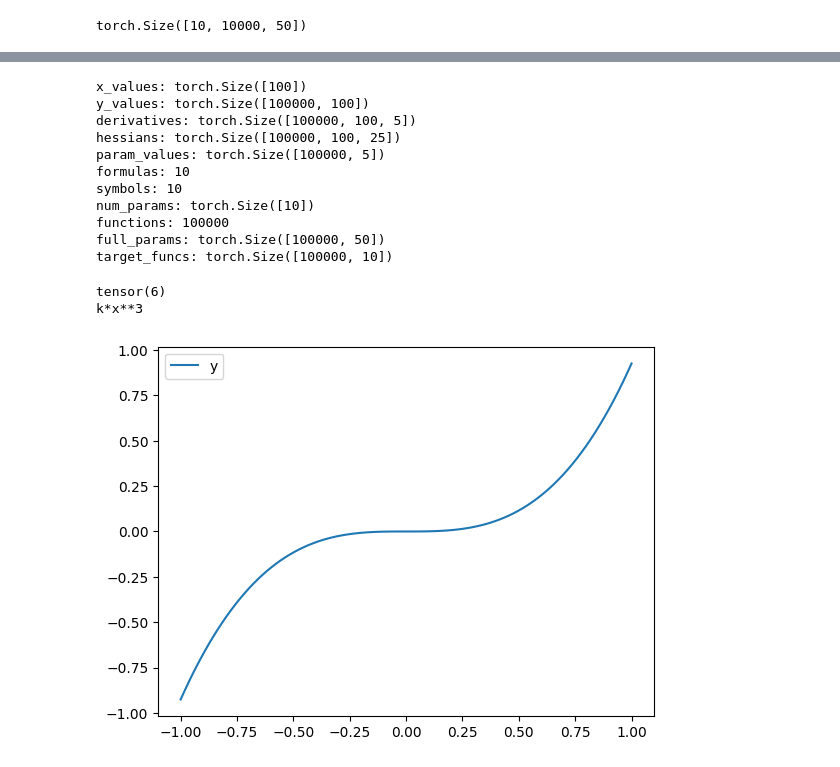
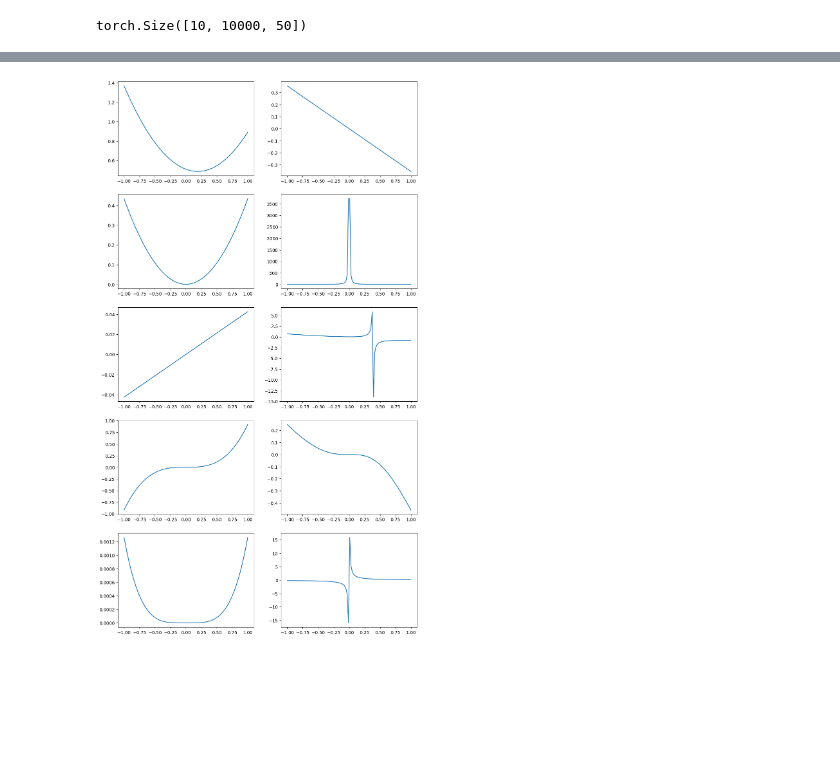
Before and after one commit to ctsai64/FunctionSelection, a Jupyter notebook: data_generation.ipynb, the cells around one changed output, grey strips where cells are left out. Drawn from its saved outputs; the diff is of its cells as text; code cells hidden in the pictures; blank space fills up the shorter version.

```diff
--- a/data_generation.ipynb
+++ b/data_generation.ipynb
@@ -146,29 +115,0 @@ torch.Size([10, 10000, 100, 5])
-# %%
-hessians = torch.zeros(num_funcs, sample_size, sequence_length, max_vars, max_vars)
-for f in range(num_funcs):
-    params_f = param_values[f].clone().detach().requires_grad_(True)
-    for j in range(len(symbols[f])-1):
-        for k in range(len(symbols[f])-1):
-            plus_plus = params_f.clone()
-            plus_minus = params_f.clone()
-            minus_plus = params_f.clone()
-            minus_minus = params_f.clone()
-
-            plus_plus[:, j] += epsilon
-            plus_plus[:, k] += epsilon
-
-            plus_minus[:, j] += epsilon
-            plus_minus[:, k] -= epsilon
-
-            minus_plus[:, j] -= epsilon
-            minus_plus[:, k] += epsilon
-
-            minus_minus[:, j] -= epsilon
-            minus_minus[:, k] -= epsilon
-
-            forward_forward = evaluate_function(plus_plus, symbols[f], formulas[f], x_values)
-            forward_backward = evaluate_function(plus_minus, symbols[f], formulas[f], x_values)
-            backward_forward = evaluate_function(minus_plus, symbols[f], formulas[f], x_values)
-            backward_backward = evaluate_function(minus_minus, symbols[f], formulas[f], x_values)
-            hessians[f, :, :, j, k] = (forward_forward - forward_backward - backward_forward + backward_backward) / (4 * epsilon **2)
-hessians.shape
@@ -177,46 +116,3 @@ torch.Size([10, 10000, 100, 5, 5])
-# %%
-y_values = y_values.flatten(0, 1)
-derivatives = derivatives.flatten(0, 1)
-hessians = hessians.flatten(0, 1)
-hessians = hessians.flatten(2,3)
-param_values = param_values.flatten(0, 1)
-# %%
-print(f"x_values: {x_values.shape}")
-print(f"y_values: {y_values.shape}")
-print(f"derivatives: {derivatives.shape}")
-print(f"hessians: {hessians.shape}")
-print(f"param_values: {param_values.shape}")
-print(f"formulas: {len(formulas)}")
-print(f"symbols: {len(symbols)}")
-print(f"num_params: {num_params.shape}")
-print(f"functions: {len(function_labels)}")
-print(f"full_params: {full_params.shape}")
-print(f"target_funcs: {target_funcs.shape}")
-# %% [output]
-x_values: torch.Size([100])
-y_values: torch.Size([100000, 100])
-derivatives: torch.Size([100000, 100, 5])
-hessians: torch.Size([100000, 100, 25])
-param_values: torch.Size([100000, 5])
-formulas: 10
-symbols: 10
-num_params: torch.Size([10])
-functions: 100000
-full_params: torch.Size([100000, 50])
-target_funcs: torch.Size([100000, 10])
-# %%
-import matplotlib.pyplot as plt
-
-r = np.random.randint(sample_size*num_funcs)
-plt.plot(x_values.cpu().numpy(), y_values[r].cpu().numpy(), label='y')
-#plt.plot(x_values.cpu().numpy(), derivatives[r, :, 0].cpu().numpy(), label='d')
-plt.legend()
-print(function_labels[r])
-print(formulas[function_labels[r]])
-# %% [output]
-tensor(6)
-k*x**3
-[figure, removed]
 # %%
 torch.save({
     'x_values': x_values,
@@ -235,3 +130,11 @@ torch.save({
     'full_params': full_params,
     'num_params': num_params
 }, 'hold_data3.pth')
+# %%
+fig, axes = plt.subplots((num_funcs+1)//2, 2, figsize=(12, 4*(num_funcs+1)//2))
+axes = axes.flatten()
+
+for f in range(num_funcs):
+    axes[f].plot(x_values.cpu().numpy(), y_values[f, 0].cpu().numpy())
+# %% [output]
+[figure, added]
```
Also changed, not shown: parts of 6 cells of this notebook.
